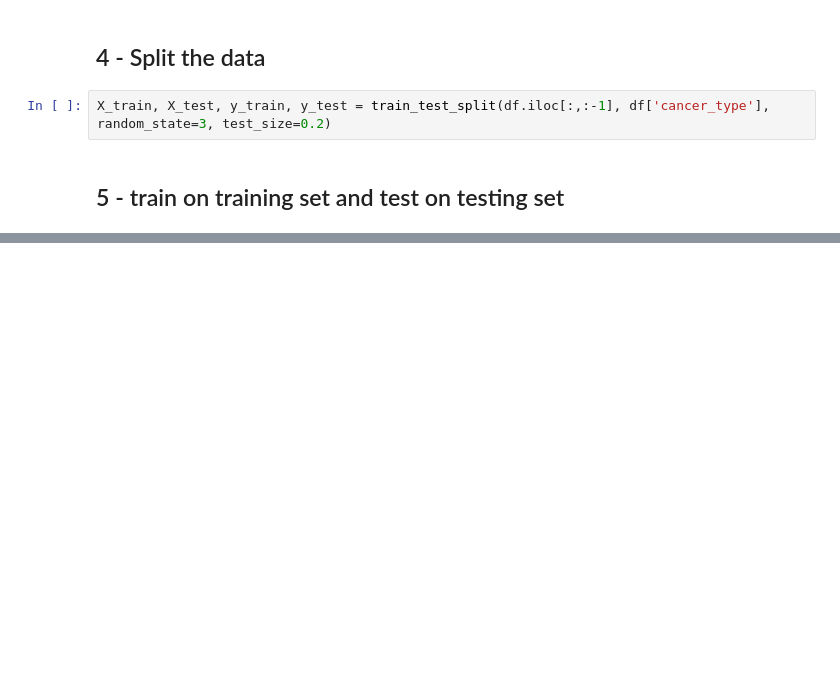
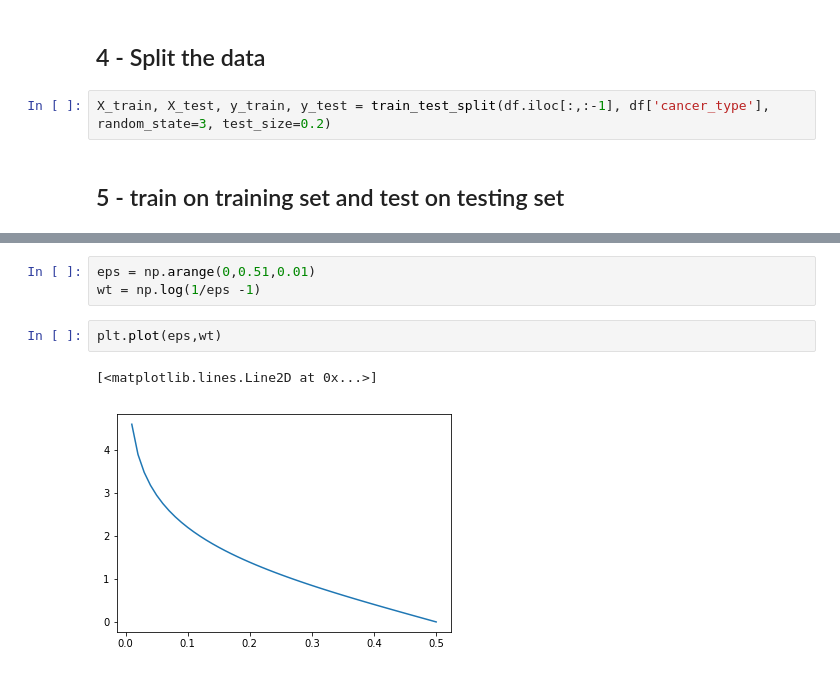
Before and after one commit to iditbela2/Courses, a Jupyter notebook: statistical_ML/HW5/HW5.ipynb, the cells around one changed output, grey strips where cells are left out. Saved outputs shown, nothing was run; the diff lists cells and outputs as text; blank space fills up the shorter version.

```diff
--- a/statistical_ML/HW5/HW5.ipynb
+++ b/statistical_ML/HW5/HW5.ipynb
@@ -711,0 +696,8 @@ FileNotFoundError: [Errno 2] No such file or directory: 'dot': 'dot'
+# %%
+eps = np.arange(0,0.51,0.01)
+wt = np.log(1/eps -1)
+# %%
+plt.plot(eps,wt)
+# %% [output]
+[<matplotlib.lines.Line2D at 0x...>]
+[figure, added]
```
Also changed, not shown: parts of 36 cells of this notebook, 28 other files.
